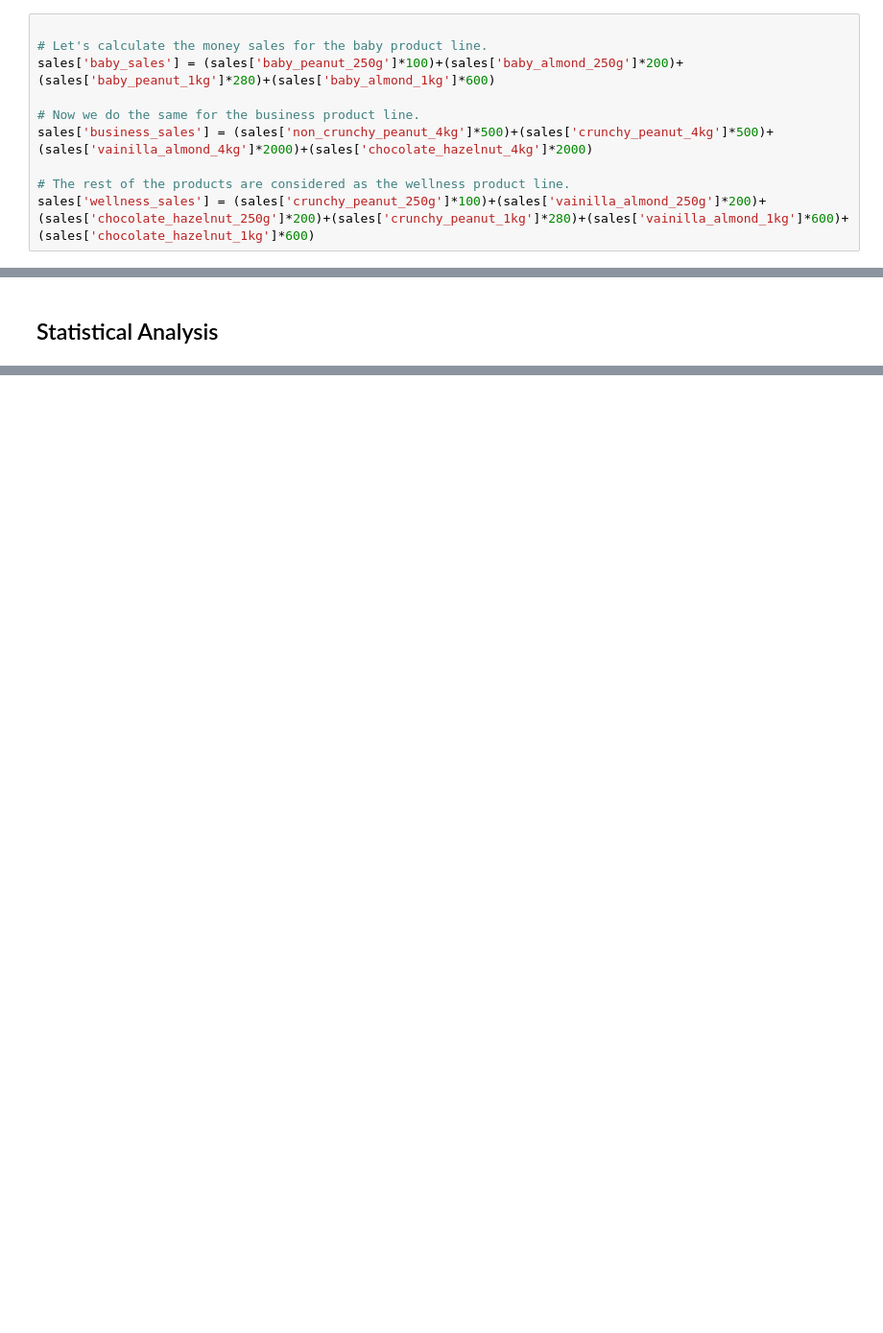
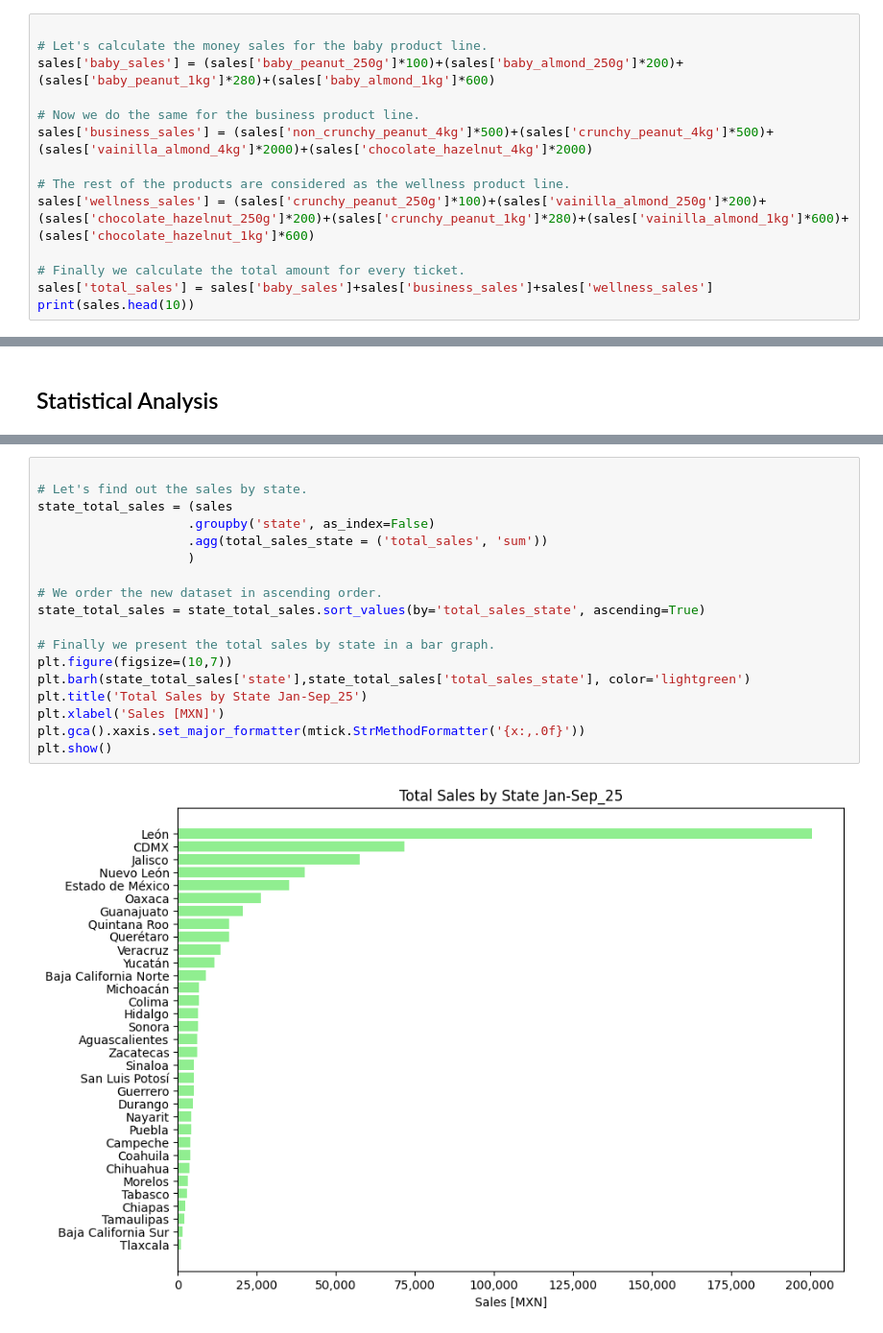
Before and after one commit to CesarLpzM/Spreads_company_sales_statistical_analysis, a Jupyter notebook: sales_analysis_2025.ipynb, the cells around one changed output, grey strips where cells are left out. Shown at 96% size. Drawn from its saved outputs; the diff is of its cells as text; blank space fills up the shorter version.

```diff
--- a/sales_analysis_2025.ipynb
+++ b/sales_analysis_2025.ipynb
@@ -111,3 +112,7 @@ sales['business_sales'] = (sales['non_crunchy_peanut_4kg']*500)+(sales['crunchy_
 
 # The rest of the products are considered as the wellness product line.
 sales['wellness_sales'] = (sales['crunchy_peanut_250g']*100)+(sales['vainilla_almond_250g']*200)+(sales['chocolate_hazelnut_250g']*200)+(sales['crunchy_peanut_1kg']*280)+(sales['vainilla_almond_1kg']*600)+(sales['chocolate_hazelnut_1kg']*600)
+
+# Finally we calculate the total amount for every ticket.
+sales['total_sales'] = sales['baby_sales']+sales['business_sales']+sales['wellness_sales']
+print(sales.head(10))
@@ -119,0 +143,20 @@ We aim to uncover key insights for Katingos’ Marketing Department by analyzing
+# %%
+
+# Let's find out the sales by state.
+state_total_sales = (sales
+                    .groupby('state', as_index=False)
+                    .agg(total_sales_state = ('total_sales', 'sum'))
+                    )
+
+# We order the new dataset in ascending order.
+state_total_sales = state_total_sales.sort_values(by='total_sales_state', ascending=True)
+
+# Finally we present the total sales by state in a bar graph.
+plt.figure(figsize=(10,7))
+plt.barh(state_total_sales['state'],state_total_sales['total_sales_state'], color='lightgreen')
+plt.title('Total Sales by State Jan-Sep_25')
+plt.xlabel('Sales [MXN]')
+plt.gca().xaxis.set_major_formatter(mtick.StrMethodFormatter('{x:,.0f}'))
+plt.show()
+# %% [output]
+[figure, added]
```
Also changed, not shown: parts of 10 cells of this notebook.
